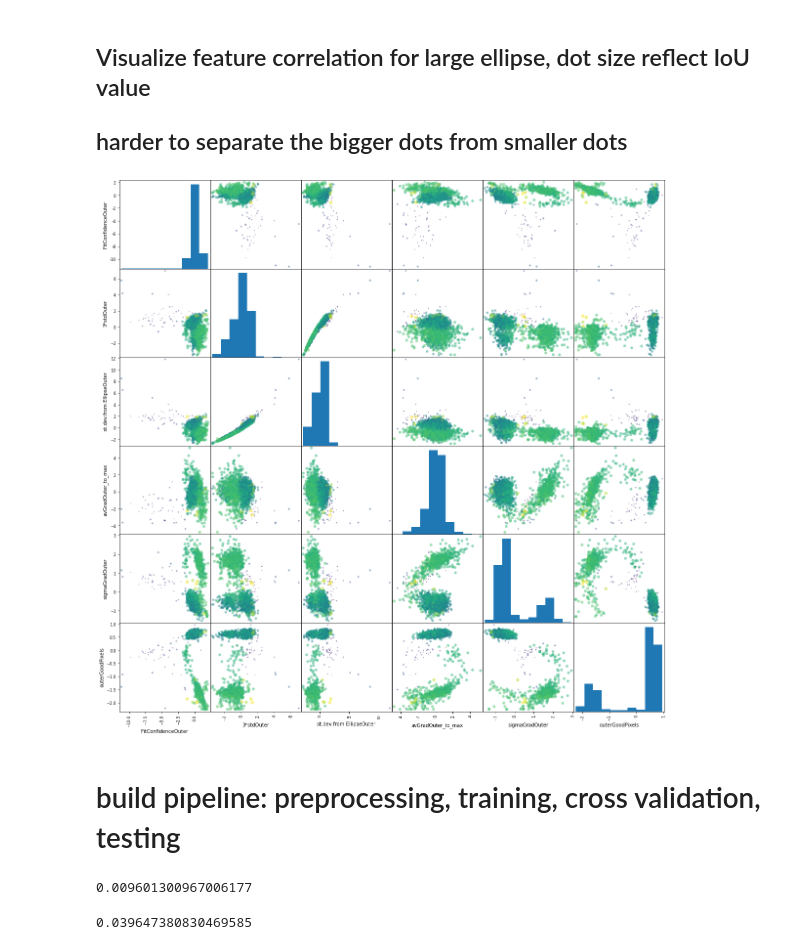
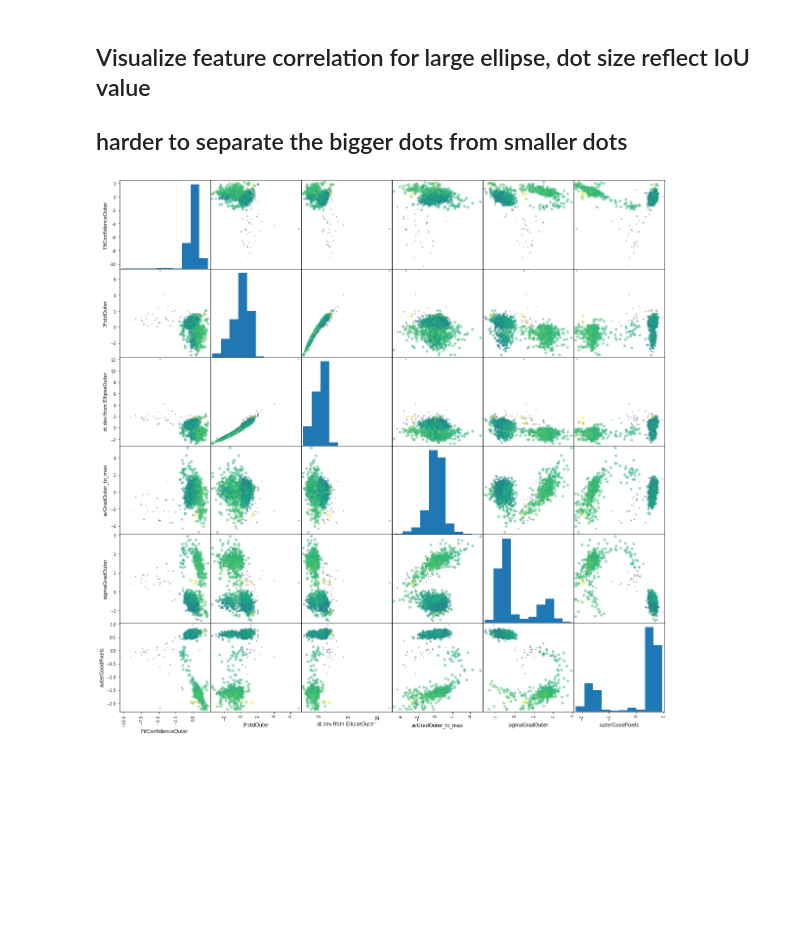
Before and after one commit to ZijianDu/C-in-C-KPI, a Jupyter notebook: KPI.ipynb, the cells around one changed output. Saved outputs shown, nothing was run; the diff lists cells and outputs as text; code cells hidden in the pictures; blank space fills up the shorter version.

```diff
--- a/KPI.ipynb
+++ b/KPI.ipynb
@@ -56,8 +65,9 @@ Index(['index', 'small_cx', 'small_cy', 'small_a', 'small_b', 'small_angle',
 # %%
 # train test split
 from sklearn.model_selection import train_test_split
-seed = 1
+curr_seed = 1
+test_ratio = 0.25
 small_e_train, small_e_test, small_e_gt_train, small_e_gt_test, small_e_IoU_train, small_e_IoU_test = train_test_split(
-    small_e_features, small_e_gt, small_e_target, shuffle = True, test_size = 0.25, random_state = seed)
+    small_e_features, small_e_gt, small_e_target, shuffle = True, test_size = test_ratio, random_state = curr_seed)
 large_e_train, large_e_test, large_e_gt_train, large_e_gt_test, large_e_IoU_train, large_e_IoU_test = train_test_split(
-    large_e_features, large_e_gt, large_e_target, shuffle = True, test_size = 0.25, random_state = seed)
+    large_e_features, large_e_gt, large_e_target, shuffle = True, test_size = test_ratio, random_state = curr_seed)
@@ -64,16 +78,12 @@ large_e_train, large_e_test, large_e_gt_train, large_e_gt_test, large_e_IoU_trai
 # %%
 from sklearn.pipeline import make_pipeline
 from sklearn.preprocessing import StandardScaler, MinMaxScaler
-minmax1 = MinMaxScaler(feature_range=(0, 1))
-minmax2 = MinMaxScaler(feature_range=(-1, 1))
+minmax = MinMaxScaler(feature_range=(0, 1))
 stdscaler = StandardScaler()
 # standardize all featuress
-def standardize(small_e_features_, large_e_features_, small_e_target_, large_e_target_, stdscaler, minmax1, minmax2):
+def standardize(small_e_features_, large_e_features_, small_e_target_, large_e_target_, stdscaler, minmax):
   small_e_features_normalized_ = pd.DataFrame(stdscaler.fit_transform(small_e_features_), columns = small_e_features_columns)
   large_e_features_normalized_ = pd.DataFrame(stdscaler.fit_transform(large_e_features_), columns = large_e_features_columns)
-  small_e_target_normalized_ = pd.DataFrame(minmax1.fit_transform(np.array(small_e_target_.values).reshape(-1, 1)), columns = ['IoU_small'] )
-  large_e_target_normalized_ = pd.DataFrame(minmax1.fit_transform(np.array(large_e_target_.values).reshape(-1, 1)), columns = ['IoU_large'] )
+  small_e_target_normalized_ = pd.DataFrame(minmax.fit_transform(np.array(small_e_target_.values).reshape(-1, 1)), columns = ['IoU_small'] )
+  large_e_target_normalized_ = pd.DataFrame(minmax.fit_transform(np.array(large_e_target_.values).reshape(-1, 1)), columns = ['IoU_large'] )
   return small_e_features_normalized_, large_e_features_normalized_, small_e_target_normalized_, large_e_target_normalized_
-
-small_e_features_normalized, large_e_features_normalized, small_e_target_normalized, large_e_target_normalized = standardize(
-    small_e_features, large_e_features, small_e_target, large_e_target, stdscaler, minmax1, minmax2)
@@ -80 +92,9 @@ small_e_features_normalized, large_e_features_normalized, small_e_target_normali
+# %%
+# normalize training data
+small_e_train_features_normalized, large_e_train_features_normalized, small_e_train_target_normalized, large_e_train_target_normalized = standardize(
+    small_e_train, large_e_train, small_e_IoU_train, large_e_IoU_train, stdscaler, minmax)
+
+# normalize testing data
+small_e_test_features_normalized, large_e_test_features_normalized, small_e_test_target_normalized, large_e_test_target_normalized = standardize(
+    small_e_test, large_e_test, small_e_IoU_test, large_e_IoU_test, stdscaler, minmax)
 # %% [markdown]
@@ -97,10 +117,8 @@ plt.show()
 ## Visualize feature correlation for large ellipse, dot size reflect IoU value
 ## harder to separate the bigger dots from smaller dots
 # %%
-pd.plotting.scatter_matrix(large_e_features_normalized, c = large_e_target_normalized.values,
-                           figsize = (20, 20),  s = dot_scale_factor * large_e_target_normalized.values)
+pd.plotting.scatter_matrix(large_e_train_features_normalized, c = large_e_train_target_normalized.values,
+                           figsize = (20, 20),  s = dot_scale_factor * large_e_train_target_normalized.values)
 plt.show()
 # %% [output]
-[figure, old version]
+[figure, new version]
-# %% [markdown]
-# build pipeline: preprocessing, training, cross validation, testing
@@ -114,15 +124,0 @@ small_e_test_normalized, large_e_test_normalized, small_e_target_test_normalized
-# %%
-from sklearn import linear_model
-reg = linear_model.Ridge(alpha = 0.5)
-
-reg.fit(small_e_train_normalized, small_e_IoU_train)
-y_pred = reg.predict(small_e_test_normalized)
-print(np.std(y_pred - small_e_IoU_test))
-# %% [output]
-0.009601300967006177
-# %%
-reg.fit(large_e_train_normalized, large_e_IoU_train)
-y_pred = reg.predict(large_e_test_normalized)
-print(np.std(y_pred - large_e_IoU_test))
-# %% [output]
-0.039647380830469585
```
Also changed, not shown: parts of 18 cells of this notebook.
